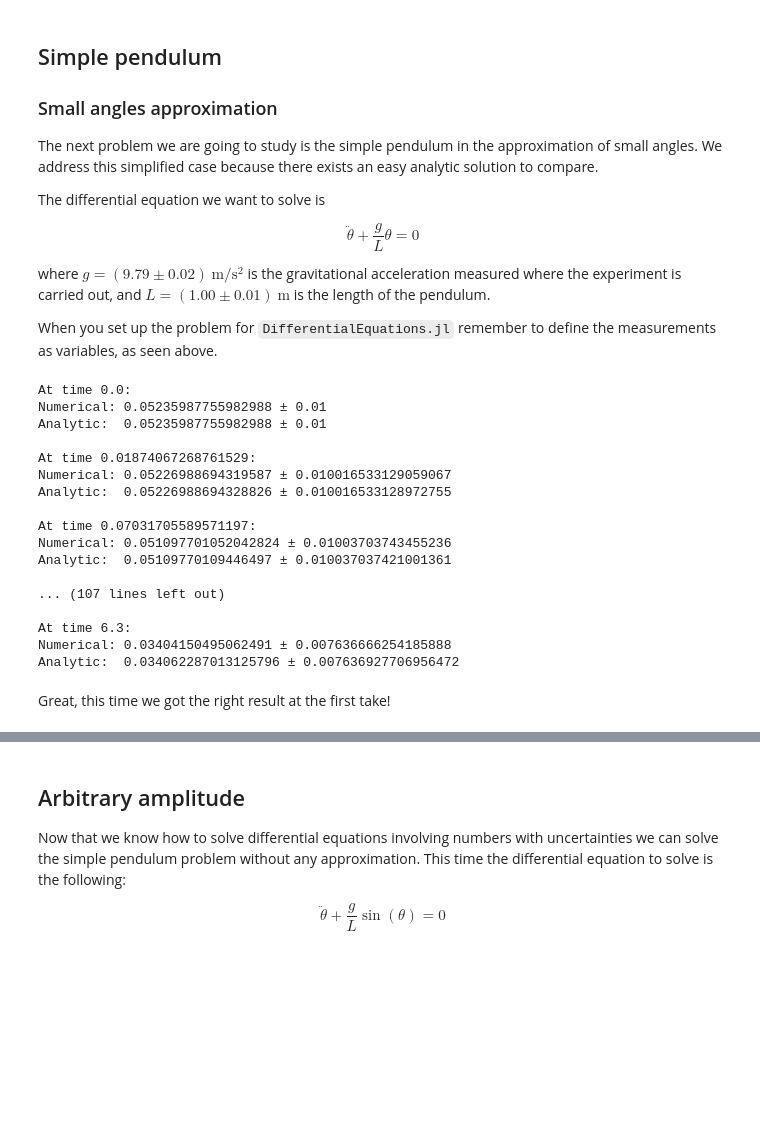
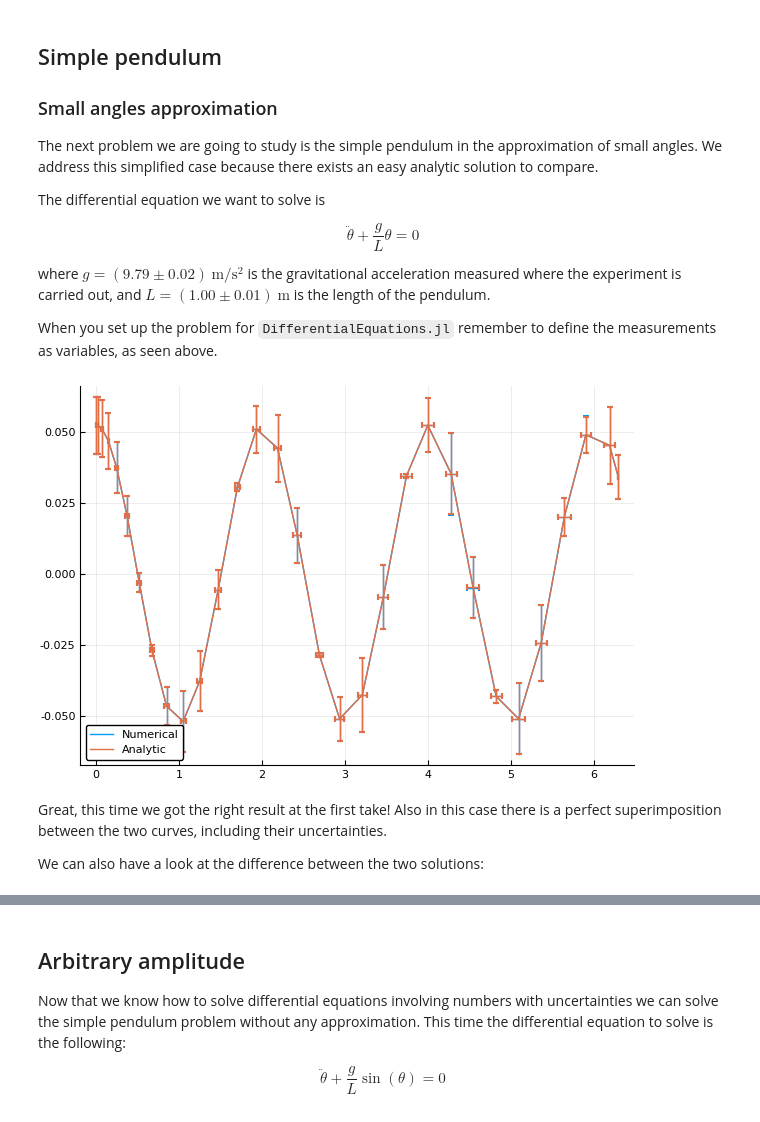
Before and after one commit to SciML/SciMLTutorials.jl, a Jupyter notebook: PhysicalModels/NumberUncertainties.ipynb, the cells around one changed output, grey strips where cells are left out. Saved outputs shown, nothing was run; the diff lists cells and outputs as text; code cells hidden in the pictures; blank space fills up the shorter version.

```diff
--- a/PhysicalModels/NumberUncertainties.ipynb
+++ b/PhysicalModels/NumberUncertainties.ipynb
@@ -126,53 +138,37 @@ where $g = (9.79 \pm 0.02)~\mathrm{m}/\mathrm{s}^2$ is the gravitational acceler
 
 When you set up the problem for `DifferentialEquations.jl` remember to define the measurements as variables, as seen above.
 # %%
-using DifferentialEquations, Measurements
+using DifferentialEquations, Measurements, Plots
+
+pyplot()
 
 g = 9.79 ± 0.02; # Gravitational constants
 L = 1.00 ± 0.01; # Length of the pendulum
 
 #Initial Conditions
 u₀ = [0 ± 0, π / 60 ± 0.01] # Initial speed and initial angle
 tspan = (0 ± 0, 6.3 ± 0)
 
 #Define the problem
 function simplependulum(du,u,p,t)
     θ  = u[1]
     dθ = u[2]
     du[1] = dθ
     du[2] = -(g/L)*θ
 end
 
 #Pass to solvers
 prob = ODEProblem(simplependulum, u₀, tspan)
 sol = solve(prob, Tsit5())
 
 # Analytic solution
 u = u₀[2] .* cos.(sqrt(g / L) .* sol.t)
 
-# Compare the results
-for i in eachindex(sol)
-    println("At time ", Measurements.value(sol.t[i]), ":")
-    println("Numerical: ", sol[i][2])
-    println("Analytic:  ", u[i], "\n")
-end
+plot(sol.t, getindex.(sol.u, 2), label = "Numerical")
+plot!(sol.t, u, label = "Analytic")
 # %% [output]
-At time 0.0:
-Numerical: 0.05235987755982988 ± 0.01
-Analytic:  0.05235987755982988 ± 0.01
-
-At time 0.01874067268761529:
-Numerical: 0.05226988694319587 ± 0.010016533129059067
-Analytic:  0.05226988694328826 ± 0.010016533128972755
-
-At time 0.07031705589571197:
-Numerical: 0.051097701052042824 ± 0.01003703743455236
-Analytic:  0.05109770109446497 ± 0.010037037421001361
-
-... (107 lines left out)
-
-At time 6.3:
-Numerical: 0.03404150495062491 ± 0.007636666254185888
-Analytic:  0.034062287013125796 ± 0.007636927706956472
+[figure, added]
 # %% [markdown]
-Great, this time we got the right result at the first take!
+Great, this time we got the right result at the first take!  Also in this case there is a perfect superimposition between the two curves, including their uncertainties.
+
+We can also have a look at the difference between the two solutions:
```
Also changed, not shown: parts of 14 cells of this notebook.
